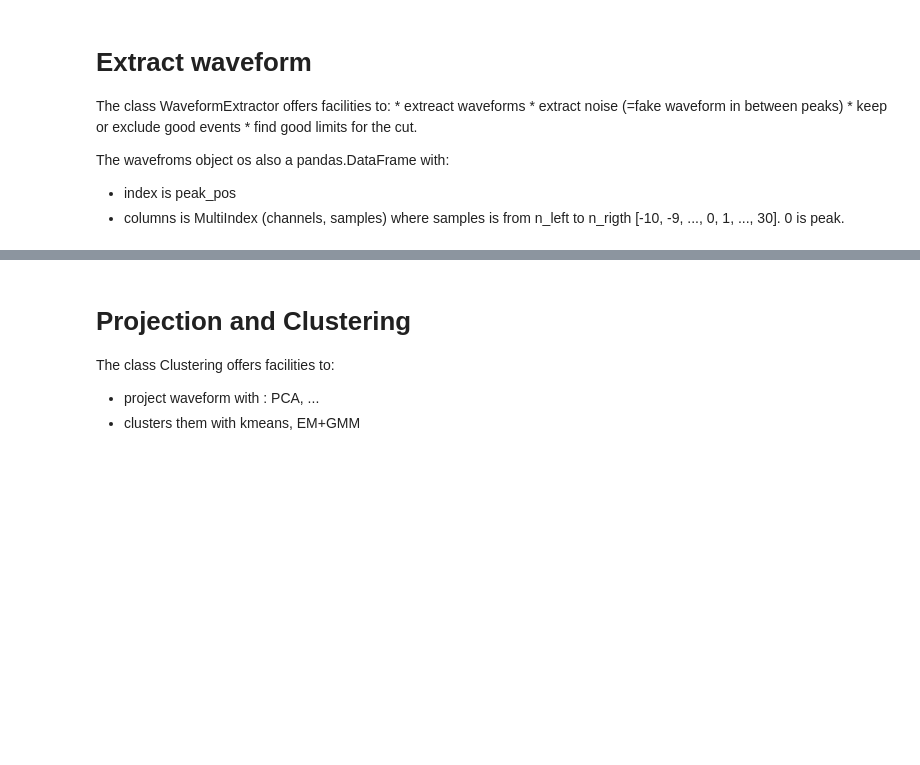
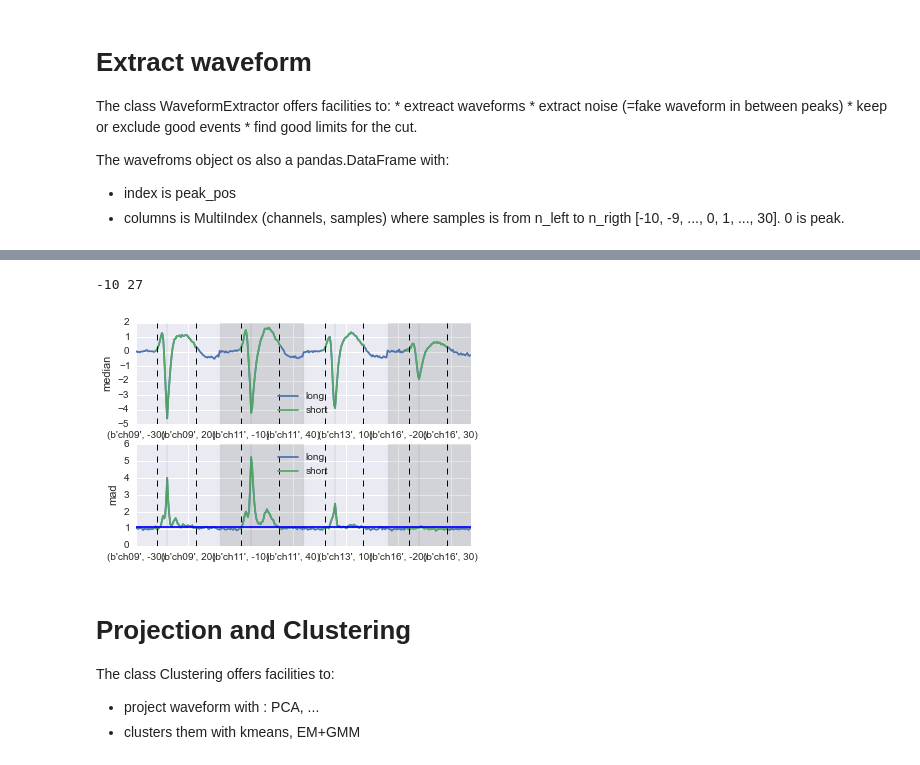
Before and after one commit to tridesclous/tridesclous, a Jupyter notebook: example/example_low_level_classes.ipynb, the cells around one changed output, grey strips where cells are left out. Drawn from its saved outputs; the diff is of its cells as text; code cells hidden in the pictures; blank space fills up the shorter version.

```diff
--- a/example/example_low_level_classes.ipynb
+++ b/example/example_low_level_classes.ipynb
@@ -178,3 +213,12 @@ axs[1].axhline(1.1, lw = .4, color = 'm')
+# %%
+#find the good limits
+limit_left, limit_right = waveformextractor.find_good_limits(mad_threshold = 1.1)
+print(limit_left, limit_right)
+waveformextractor.plot_good_limit()
+short_wf = waveformextractor.get_ajusted_waveforms()
+# %% [output]
+-10 27
+[figure, added]
 # %% [markdown]
 # Projection and Clustering
 
```
Also changed, not shown: parts of 16 cells of this notebook, 8 other files.
